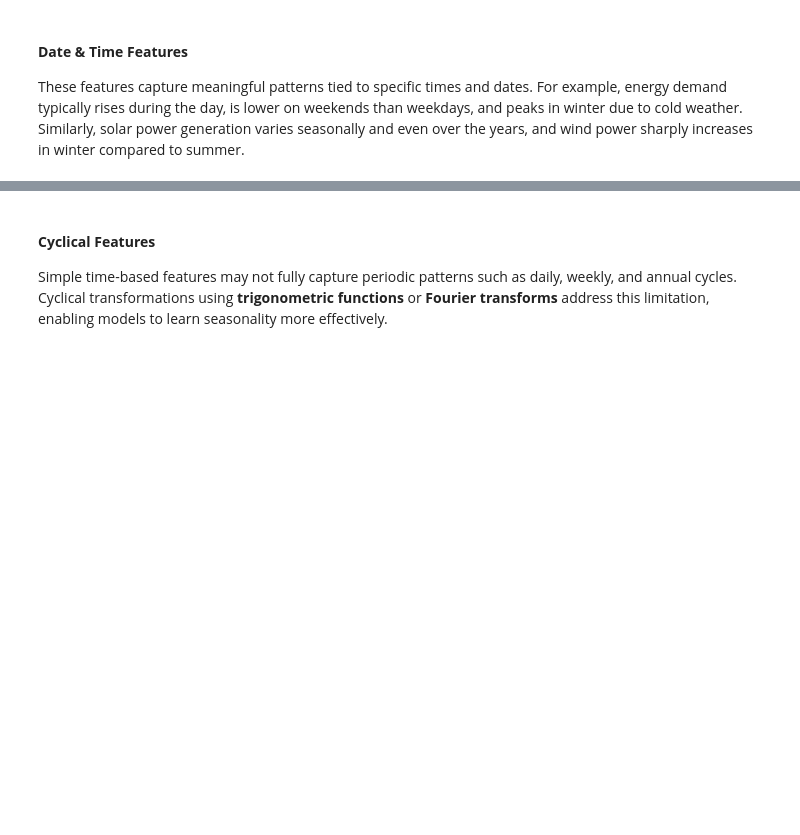
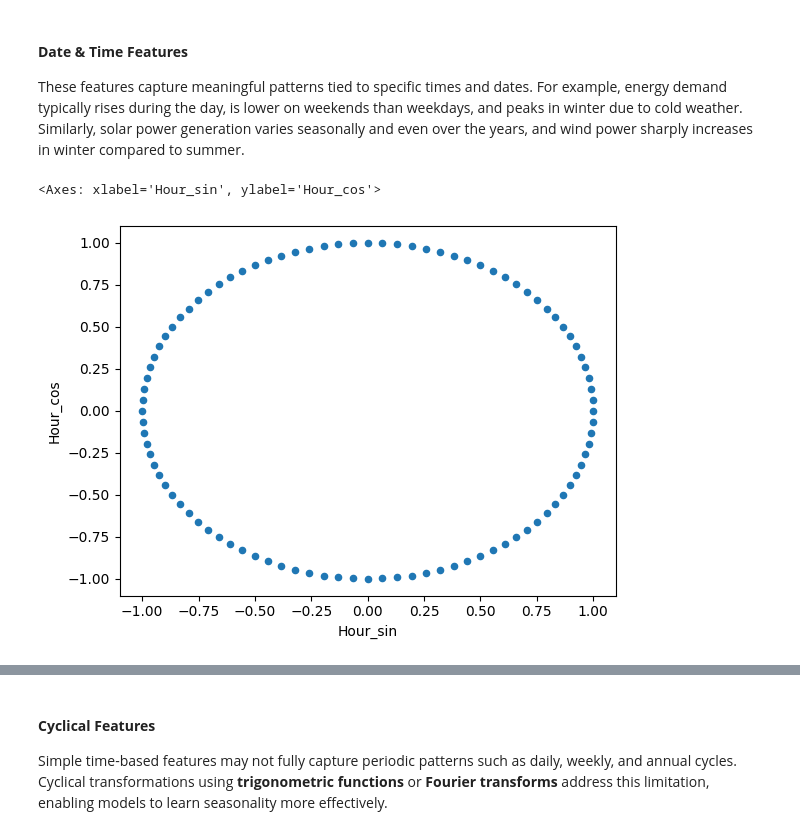
Before and after one commit to anthonymakarewicz/algo-electricity-trading, a Jupyter notebook: main.ipynb, the cells around one changed output, grey strips where cells are left out. Cells and saved outputs as stored; diff of their text form; code cells hidden in the pictures; blank space fills up the shorter version.

```diff
--- a/main.ipynb
+++ b/main.ipynb
@@ -1127,14 +1124,13 @@ def extract_time_features(df):
     Returns:
         pd.DataFrame: The updated DataFrame with new time-based features.
     """
-    # Ensure the index is a DatetimeIndex
     if not isinstance(df.index, pd.DatetimeIndex):
         raise ValueError("The DataFrame must have a DatetimeIndex.")
 
     # Extract basic features
     df['Hour'] = df.index.hour
     df['Minute'] = df.index.minute
-    df['FractionalHour'] = df['Hour'] + df['Minute'] / 60  # Fractional hour
+    df['FractionalHour'] = df['Hour'] + df['Minute'] / 60
     df['Day'] = df.index.day
     df['Weekday'] = df.index.weekday  # 0=Monday, 6=Sunday
     df['Month'] = df.index.month
@@ -1155,4 +1151,15 @@ def extract_time_features(df):
     df['IsWeekend'] = df['Weekday'].apply(lambda x: 1 if x >= 5 else 0)
     df['IsDaytime'] = df["solar_cleaned"].apply(lambda x: 1 if x > 0 else 0)
 
+    # Add a holiday flag for Germany
+    german_holidays = holidays.Germany()
+    df['IsHoliday'] = df.index.to_series().apply(lambda x: 1 if x in german_holidays else 0)
+
     return df
+
+df = extract_time_features(df)
+# %%
+df.loc["2020-12-25", ["Hour_sin", "Hour_cos"]].plot(x="Hour_sin", y="Hour_cos", kind="scatter")
+# %% [output]
+<Axes: xlabel='Hour_sin', ylabel='Hour_cos'>
+[figure, added]
```
Also changed, not shown: parts of 11 cells of this notebook.
